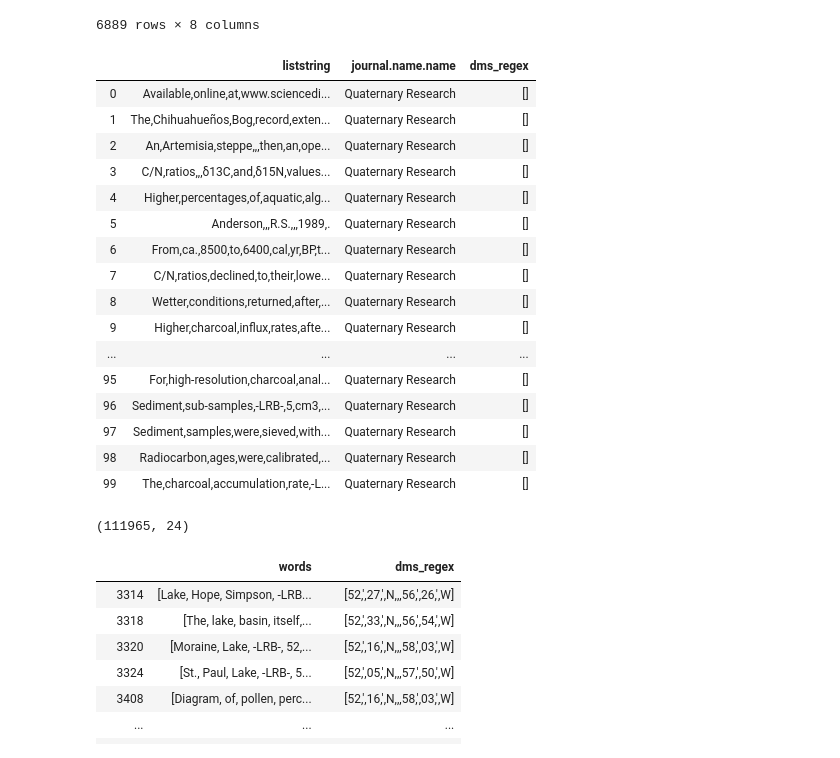
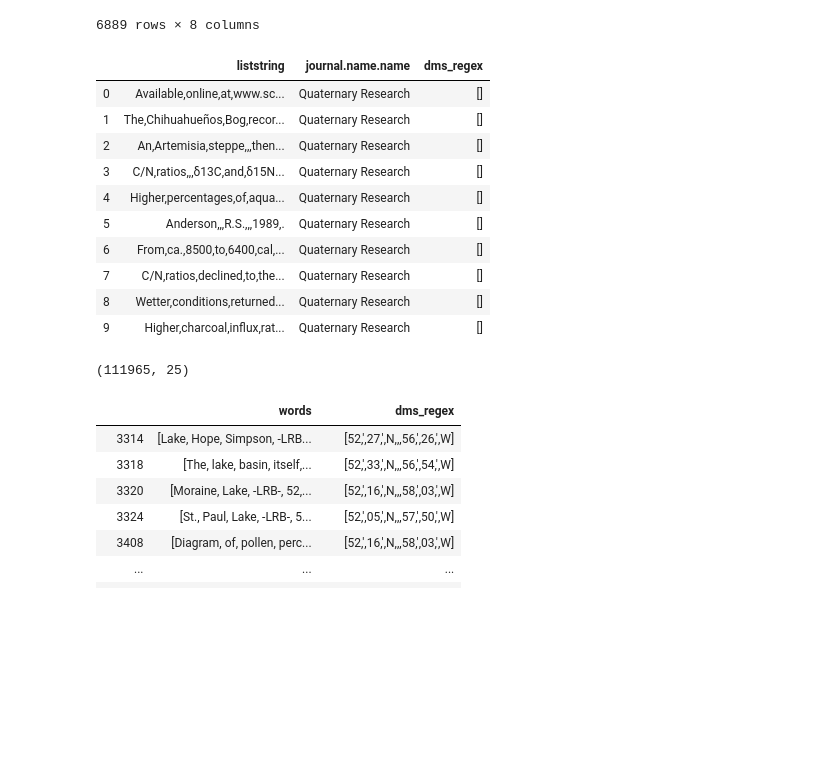
Before and after one commit to throughput-ec/UnacquiredSites, a Jupyter notebook: ML_Record_Mining_JN.ipynb, the cells around one changed output. Saved outputs shown, nothing was run; the diff lists cells and outputs as text; code cells hidden in the pictures; blank space fills up the shorter version.

```diff
--- a/ML_Record_Mining_JN.ipynb
+++ b/ML_Record_Mining_JN.ipynb
@@ -171,11 +169,11 @@ dms_regex = r"([-]?\d{1,3}[°|′|\'|,]{0,3}\d{1,2}[,|′|\']{1,3}\d{0,2}[,|′|
 dd_regex = "[\\{,][-]?[1]?[0-9]{1,2}\\.[0-9]{1,}[,]?[NESWnesw],"
 # %%
 # TODO Find REGEX of couples of numbers (123, 234)
-nlp_sentences['liststring'] = nlp_sentences['words'].apply(lambda x: ','.join(map(str, x)))
-nlp_sentences['dms_regex'] = nlp_sentences['liststring'].str.findall(dms_regex)
+nlp_sentences['words_as_string'] = nlp_sentences['words'].apply(lambda x: ','.join(map(str, x)))
+nlp_sentences['dms_regex'] = nlp_sentences['words_as_string'].str.findall(dms_regex)
 
 
 #nlp_sentences[['dms_regex', 'words']]
 
-nlp_sentences[['liststring', 'words', 'dms_regex']].head(3)
+nlp_sentences[['words_as_string', 'words', 'dms_regex']].head(3)
 # %% [output]
@@ -386,30 +399,24 @@ neotoma
 | 6888 | 26913 | Belaya Gora Horned Lark | 147.16055 | 68.57887 | 147.16055 | 68.57887 | The site comprises a serie... | ... |
 6889 rows × 8 columns
 # %%
-df = nlp_sentences.merge(bibliography, on = '_gddid')
+nlp_bib = nlp_sentences.merge(bibliography, on = '_gddid')
 # %%
-df[['liststring', 'journal.name.name', 'dms_regex']].head(100)
+nlp_bib[['liststring', 'journal.name.name', 'dms_regex']].head(10)
 # %% [output]
 |  | liststring | journal.name.name | dms_regex |
-| 0 | Available,online,at,www.sciencedi... | Quaternary Research | [] |
-| 1 | The,Chihuahueños,Bog,record,exten... | Quaternary Research | [] |
-| 2 | An,Artemisia,steppe,,,then,an,ope... | Quaternary Research | [] |
-| 3 | C/N,ratios,,,δ13C,and,δ15N,values... | Quaternary Research | [] |
-| 4 | Higher,percentages,of,aquatic,alg... | Quaternary Research | [] |
+| 0 | Available,online,at,www.sc... | Quaternary Research | [] |
+| 1 | The,Chihuahueños,Bog,recor... | Quaternary Research | [] |
+| 2 | An,Artemisia,steppe,,,then... | Quaternary Research | [] |
+| 3 | C/N,ratios,,,δ13C,and,δ15N... | Quaternary Research | [] |
+| 4 | Higher,percentages,of,aqua... | Quaternary Research | [] |
 | 5 | Anderson,,,R.S.,,,1989,. | Quaternary Research | [] |
-| 6 | From,ca.,8500,to,6400,cal,yr,BP,t... | Quaternary Research | [] |
-| 7 | C/N,ratios,declined,to,their,lowe... | Quaternary Research | [] |
-| 8 | Wetter,conditions,returned,after,... | Quaternary Research | [] |
-| 9 | Higher,charcoal,influx,rates,afte... | Quaternary Research | [] |
-| ... | ... | ... | ... |
-| 95 | For,high-resolution,charcoal,anal... | Quaternary Research | [] |
-| 96 | Sediment,sub-samples,-LRB-,5,cm3,... | Quaternary Research | [] |
-| 97 | Sediment,samples,were,sieved,with... | Quaternary Research | [] |
-| 98 | Radiocarbon,ages,were,calibrated,... | Quaternary Research | [] |
-| 99 | The,charcoal,accumulation,rate,-L... | Quaternary Research | [] |
+| 6 | From,ca.,8500,to,6400,cal,... | Quaternary Research | [] |
+| 7 | C/N,ratios,declined,to,the... | Quaternary Research | [] |
+| 8 | Wetter,conditions,returned... | Quaternary Research | [] |
+| 9 | Higher,charcoal,influx,rat... | Quaternary Research | [] |
 # %%
-print(df.shape)
+print(nlp_bib.shape)
 # %% [output]
-(111965, 24)
+(111965, 25)
 # %%
 # Filter df to just frames that has REGEX longer than one
```
Also changed, not shown: parts of 25 cells of this notebook.
